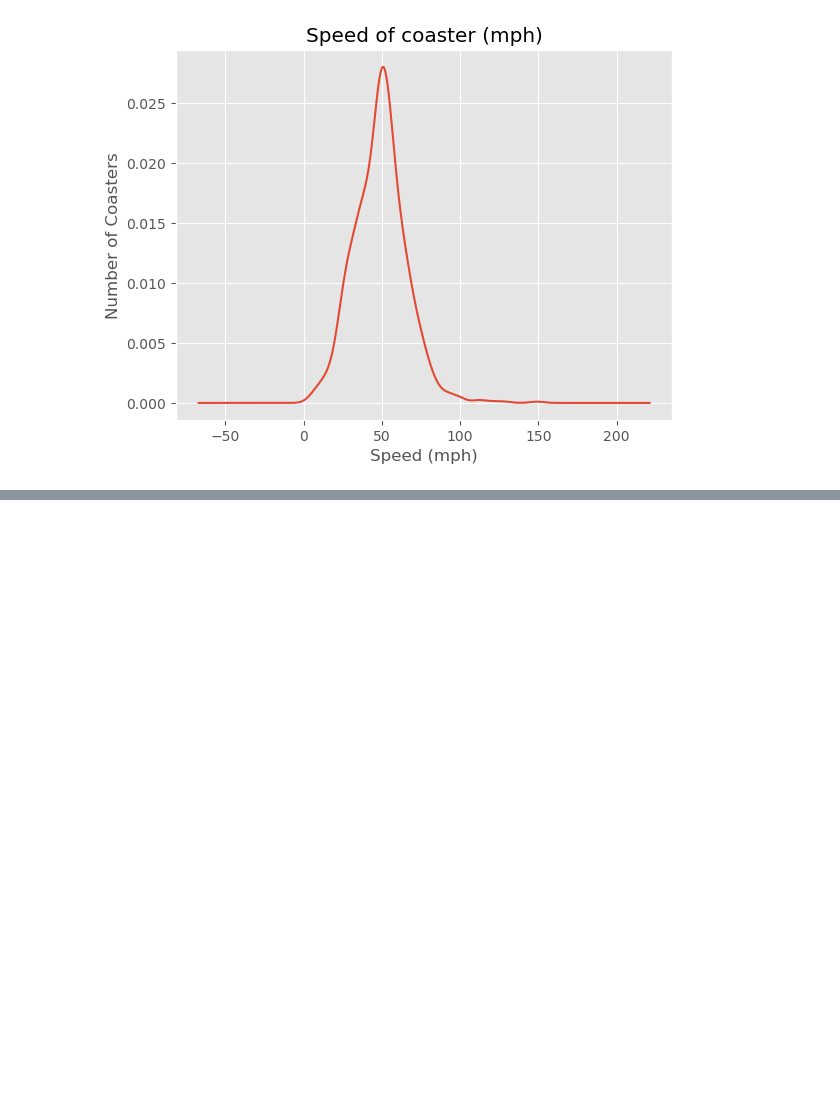
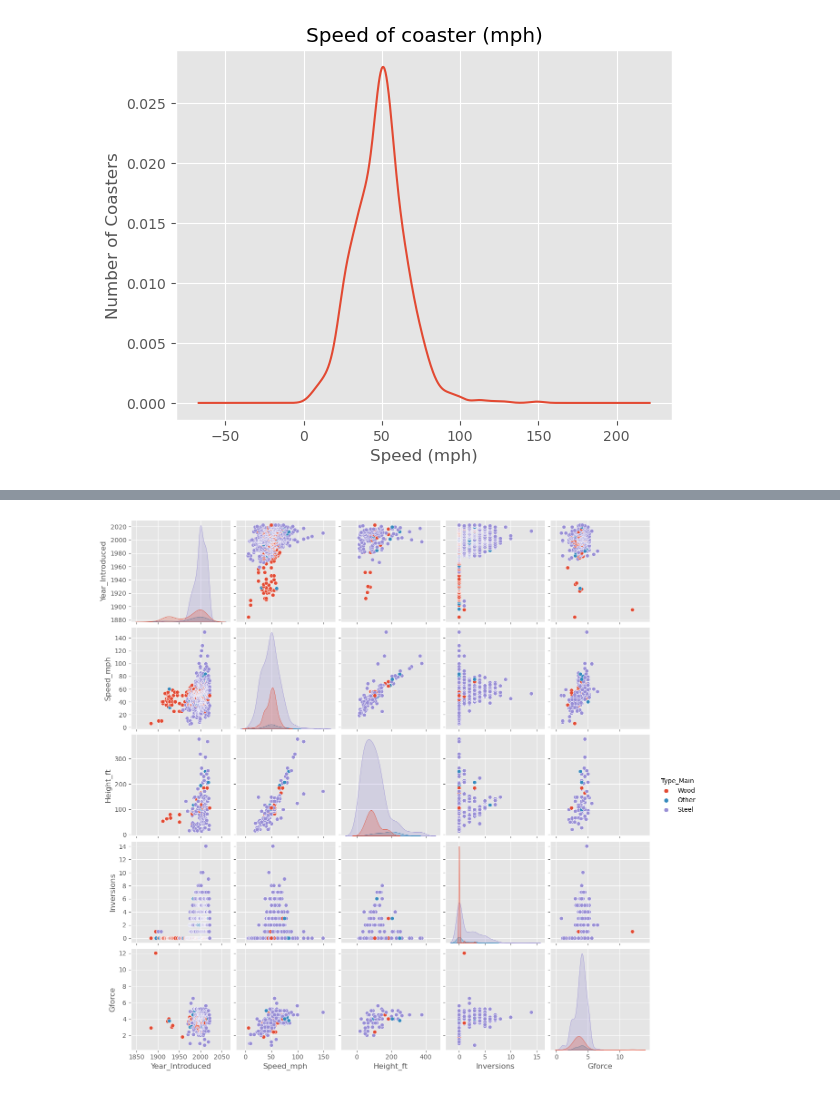
Before and after one commit to Himanshukumar56/Exploratory-Data-Analysis, a Jupyter notebook: main.ipynb, the cells around one changed output, grey strips where cells are left out. Saved outputs shown, nothing was run; the diff lists cells and outputs as text; code cells hidden in the pictures; blank space fills up the shorter version.

```diff
--- a/main.ipynb
+++ b/main.ipynb
@@ -192,0 +213,9 @@ Text(0, 0.5, 'Number of Coasters')
+# %%
+sns.pairplot(
+    df,
+    vars=['Year_Introduced', 'Speed_mph', 'Height_ft', 'Inversions', 'Gforce'],
+    hue = 'Type_Main'
+)
+plt.show()
+# %% [output]
+[figure, added]
```
Also changed, not shown: parts of 4 cells of this notebook.
